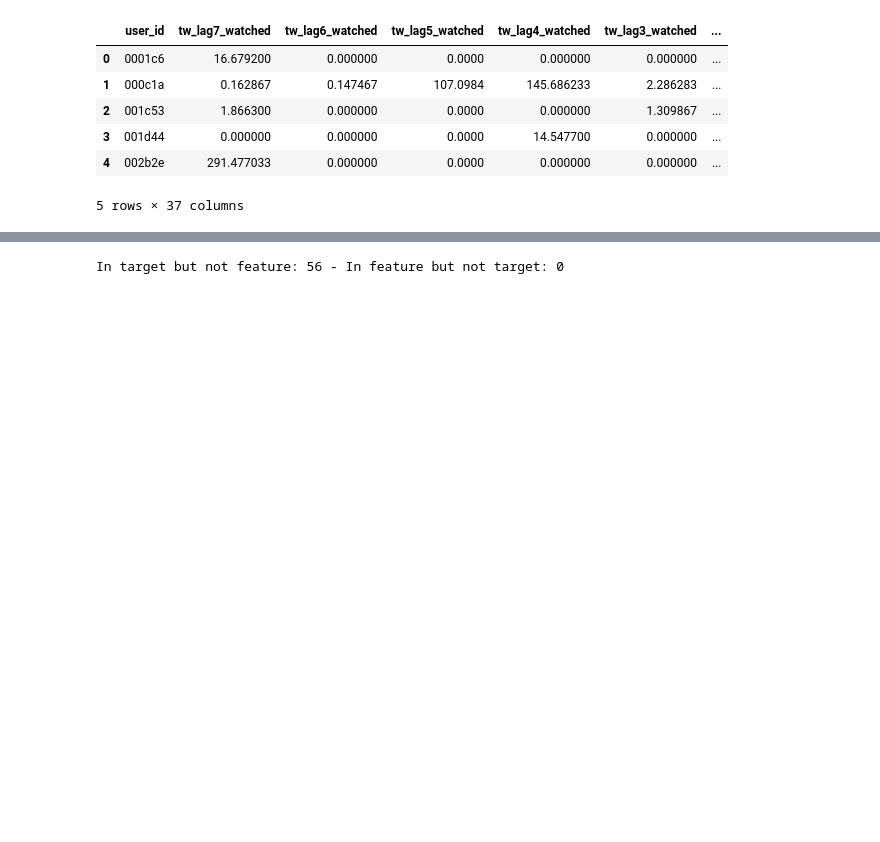
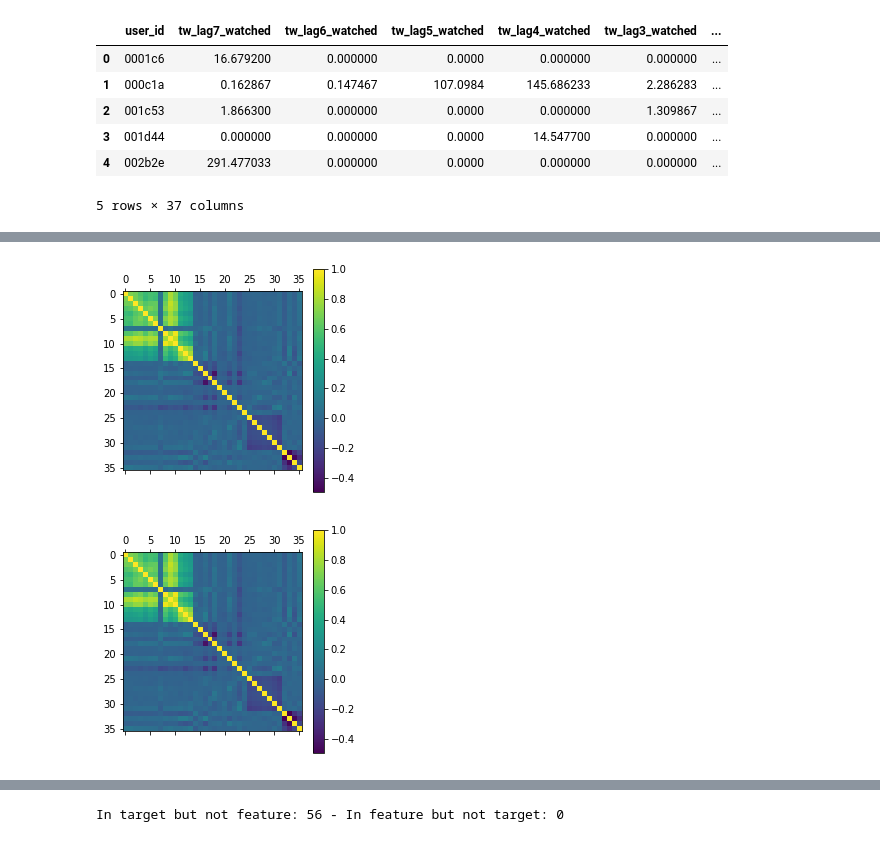
Before and after one commit to bbc/datalab-ml-training, a Jupyter notebook: iPlayerForecast_course2.ipynb, the cells around one changed output, grey strips where cells are left out. Saved outputs shown, nothing was run; the diff lists cells and outputs as text; code cells hidden in the pictures; blank space fills up the shorter version.

```diff
--- a/iPlayerForecast_course2.ipynb
+++ b/iPlayerForecast_course2.ipynb
@@ -238,0 +304,7 @@ We also need to make sure that these observations are in the right order.
+# %%
+plt.matshow(features.corr())
+plt.colorbar()
+plt.show()
+# %% [output]
+[figure, added]
+[figure, added]
```
Also changed, not shown: parts of 30 cells of this notebook.
